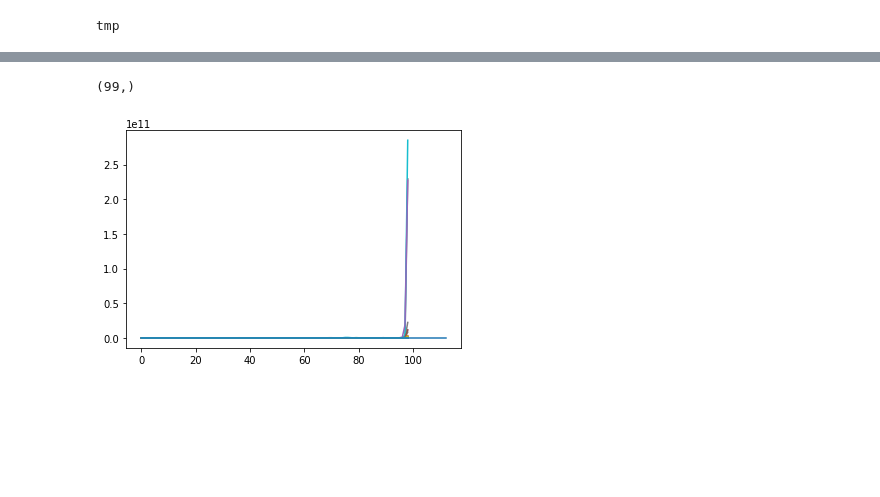
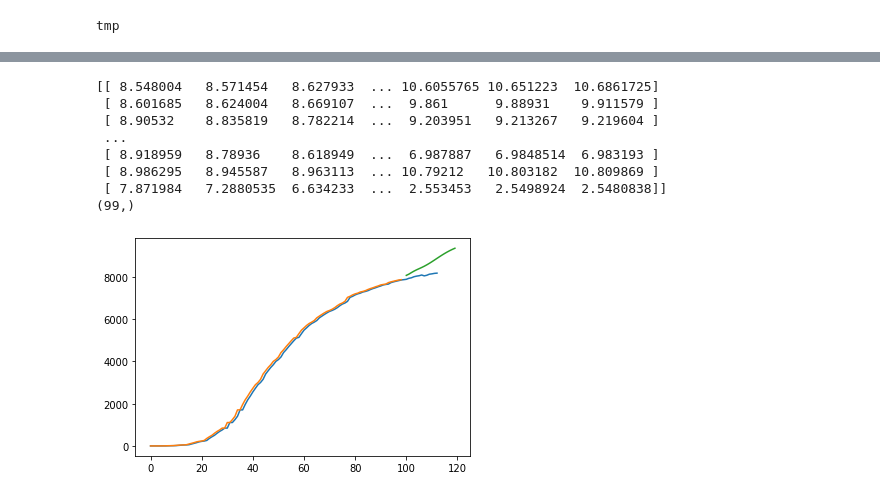
Before and after one commit to dsheldon/covid, a Jupyter notebook: scratch/exp_growth_model.ipynb, the cells around one changed output, grey strips where cells are left out. Drawn from its saved outputs; the diff is of its cells as text; code cells hidden in the pictures; blank space fills up the shorter version.

```diff
--- a/scratch/exp_growth_model.ipynb
+++ b/scratch/exp_growth_model.ipynb
@@ -75,4 +108,4 @@ from numpyro.infer import Predictive
 
 rng_key, rng_key_ = random.split(rng_key)
 predictive = Predictive(model, samples_1)
-predictions = predictive(rng_key_, vals=vals[1:100],t_future=20)['obs']
+predictions = predictive(rng_key_, vals=vals[1:100],t_future=20)
@@ -78,0 +115,4 @@ predictions = predictive(rng_key_, vals=vals[1:100],t_future=20)['obs']
+# %%
+print (predictions)
+predictions_obs = predictions['obs']
+predictions_obs_future = predictions['obs_future']
@@ -79,14 +137,22 @@ predictions = predictive(rng_key_, vals=vals[1:100],t_future=20)['obs']
 # %%
-
+print (predictions_obs_future)
 #plt.plot(samples_1['rw'])
 #plt.plot(np.mean(np.exp(predictions),axis=0))
 print (samples_1['rw'][samp,:].shape)
-for samp in range(200):
-    plt.plot(onp.exp(np.cumsum(samples_1['rw'][samp,:]) + samples_1['d0'][samp]))
+#for samp in range(1000):
+#    plt.plot(np.exp(np.cumsum(samples_1['rw'][samp,:]) + samples_1['d0'][samp]),alpha=.1)
+plt.plot(range(len(vals)),vals)
+plt.plot(range(99),np.exp(np.mean(predictions_obs,axis=0)))
+plt.plot(range(100,120),np.exp(np.mean(predictions_obs_future,axis=0)))
 
-plt.plot(vals)
-#plt.plot(i_mean)
 plt.show()
 # %% [output]
+[[ 8.548004   8.571454   8.627933  ... 10.6055765 10.651223  10.6861725]
+ [ 8.601685   8.624004   8.669107  ...  9.861      9.88931    9.911579 ]
+ [ 8.90532    8.835819   8.782214  ...  9.203951   9.213267   9.219604 ]
+ ...
+ [ 8.918959   8.78936    8.618949  ...  6.987887   6.9848514  6.983193 ]
+ [ 8.986295   8.945587   8.963113  ... 10.79212   10.803182  10.809869 ]
+ [ 7.871984   7.2880535  6.634233  ...  2.553453   2.5498924  2.5480838]]
 (99,)
-[figure, old version]
+[figure, new version]
```
Also changed, not shown: parts of 4 cells of this notebook.
